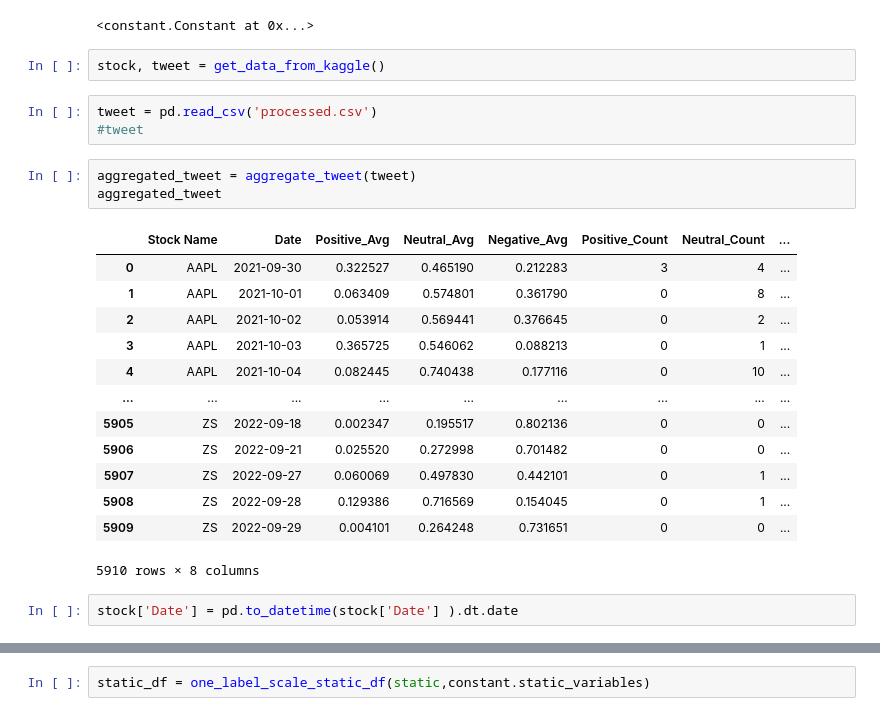
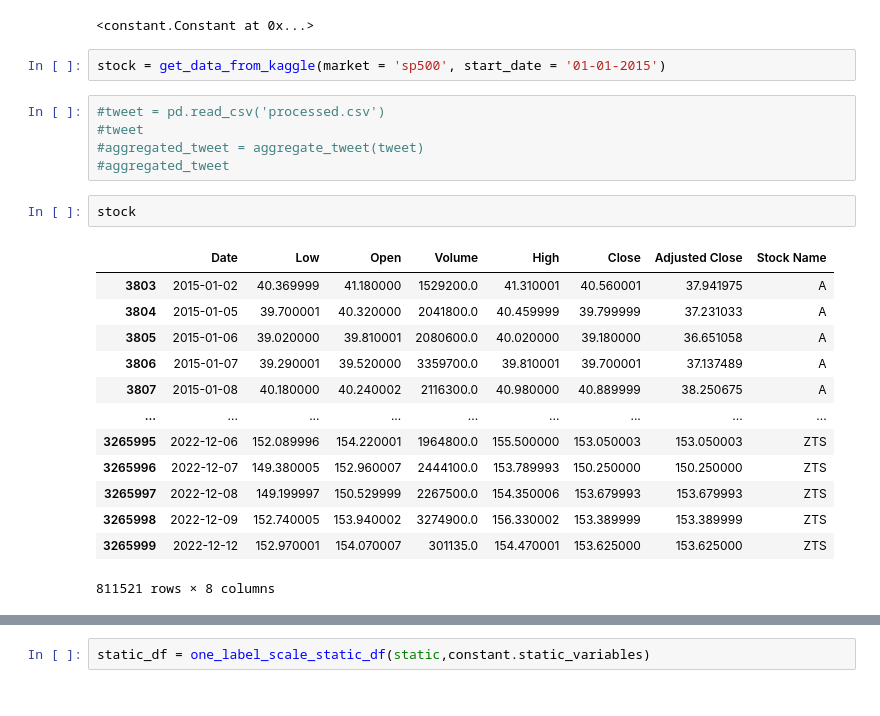
Before and after one commit to luanlam97/Gated_fusion, a Jupyter notebook: main.ipynb, the cells around one changed output, grey strips where cells are left out. Cells and saved outputs as stored; diff of their text form.

```diff
--- a/main.ipynb
+++ b/main.ipynb
@@ -34,27 +37,26 @@ constant = Constant()
 constant
 # %% [output]
 <constant.Constant at 0x...>
+# %%
+stock = get_data_from_kaggle(market = 'sp500', start_date = '01-01-2015')
+# %%
+#tweet = pd.read_csv('processed.csv')
+#tweet
+#aggregated_tweet = aggregate_tweet(tweet)
+#aggregated_tweet
 # %%
-stock, tweet = get_data_from_kaggle()
+stock
+# %% [output]
+|  | Date | Low | Open | Volume | High | Close | Adjusted Close | Stock Name |
+| 3803 | 2015-01-02 | 40.369999 | 41.180000 | 1529200.0 | 41.310001 | 40.560001 | 37.941975 | A |
+| 3804 | 2015-01-05 | 39.700001 | 40.320000 | 2041800.0 | 40.459999 | 39.799999 | 37.231033 | A |
+| 3805 | 2015-01-06 | 39.020000 | 39.810001 | 2080600.0 | 40.020000 | 39.180000 | 36.651058 | A |
+| 3806 | 2015-01-07 | 39.290001 | 39.520000 | 3359700.0 | 39.810001 | 39.700001 | 37.137489 | A |
+| 3807 | 2015-01-08 | 40.180000 | 40.240002 | 2116300.0 | 40.980000 | 40.889999 | 38.250675 | A |
+| ... | ... | ... | ... | ... | ... | ... | ... | ... |
+| 3265995 | 2022-12-06 | 152.089996 | 154.220001 | 1964800.0 | 155.500000 | 153.050003 | 153.050003 | ZTS |
+| 3265996 | 2022-12-07 | 149.380005 | 152.960007 | 2444100.0 | 153.789993 | 150.250000 | 150.250000 | ZTS |
+| 3265997 | 2022-12-08 | 149.199997 | 150.529999 | 2267500.0 | 154.350006 | 153.679993 | 153.679993 | ZTS |
+| 3265998 | 2022-12-09 | 152.740005 | 153.940002 | 3274900.0 | 156.330002 | 153.389999 | 153.389999 | ZTS |
+| 3265999 | 2022-12-12 | 152.970001 | 154.070007 | 301135.0 | 154.470001 | 153.625000 | 153.625000 | ZTS |
+811521 rows × 8 columns
-# %%
-tweet = pd.read_csv('processed.csv')
-#tweet
-# %%
-aggregated_tweet = aggregate_tweet(tweet)
-aggregated_tweet
-# %% [output]
-|  | Stock Name | Date | Positive_Avg | Neutral_Avg | Negative_Avg | Positive_Count | Neutral_Count | ... |
-| 0 | AAPL | 2021-09-30 | 0.322527 | 0.465190 | 0.212283 | 3 | 4 | ... |
-| 1 | AAPL | 2021-10-01 | 0.063409 | 0.574801 | 0.361790 | 0 | 8 | ... |
-| 2 | AAPL | 2021-10-02 | 0.053914 | 0.569441 | 0.376645 | 0 | 2 | ... |
-| 3 | AAPL | 2021-10-03 | 0.365725 | 0.546062 | 0.088213 | 0 | 1 | ... |
-| 4 | AAPL | 2021-10-04 | 0.082445 | 0.740438 | 0.177116 | 0 | 10 | ... |
-| ... | ... | ... | ... | ... | ... | ... | ... | ... |
-| 5905 | ZS | 2022-09-18 | 0.002347 | 0.195517 | 0.802136 | 0 | 0 | ... |
-| 5906 | ZS | 2022-09-21 | 0.025520 | 0.272998 | 0.701482 | 0 | 0 | ... |
-| 5907 | ZS | 2022-09-27 | 0.060069 | 0.497830 | 0.442101 | 0 | 1 | ... |
-| 5908 | ZS | 2022-09-28 | 0.129386 | 0.716569 | 0.154045 | 0 | 1 | ... |
-| 5909 | ZS | 2022-09-29 | 0.004101 | 0.264248 | 0.731651 | 0 | 0 | ... |
-5910 rows × 8 columns
-# %%
-stock['Date'] = pd.to_datetime(stock['Date'] ).dt.date
```
Also changed, not shown: parts of 38 cells of this notebook, 7 other files.
